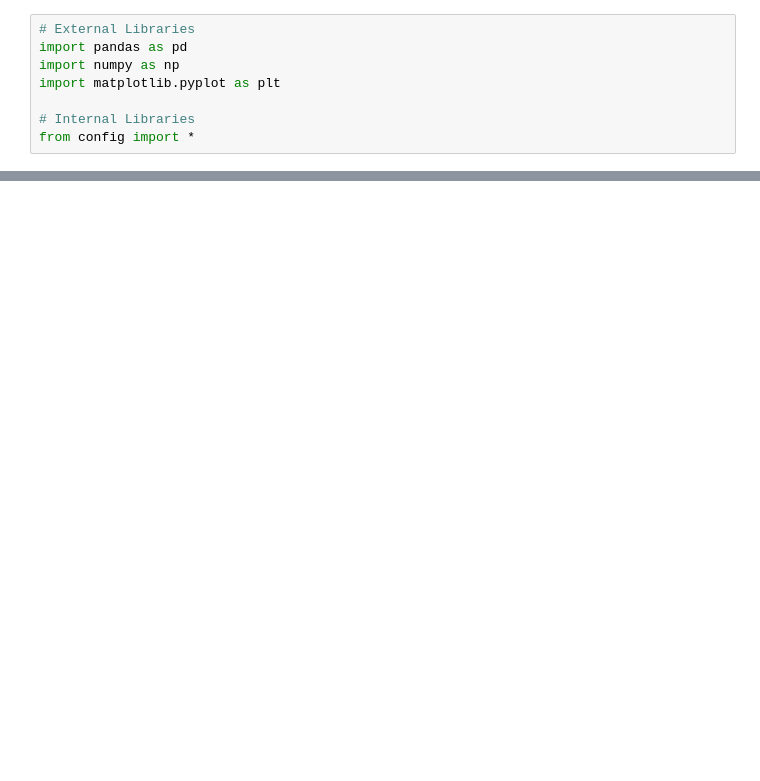
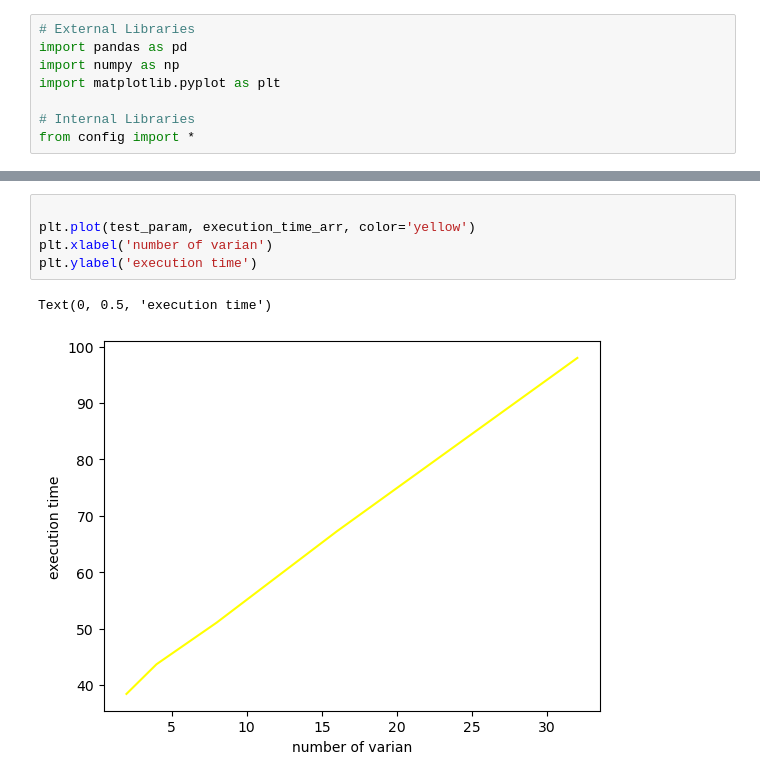
Before and after one commit to mzyudhistira/BSk24-Emu, a Jupyter notebook: analysis.ipynb, the cells around one changed output, grey strips where cells are left out. Drawn from its saved outputs; the diff is of its cells as text; blank space fills up the shorter version.

```diff
--- a/analysis.ipynb
+++ b/analysis.ipynb
@@ -52,0 +112,8 @@ Text(0, 0.5, 'log_10(Val_Loss)')
+# %%
+
+plt.plot(test_param, execution_time_arr, color='yellow')
+plt.xlabel('number of varian')
+plt.ylabel('execution time')
+# %% [output]
+Text(0, 0.5, 'execution time')
+[figure, added]
```
Also changed, not shown: parts of 7 cells of this notebook, 4 other files.
